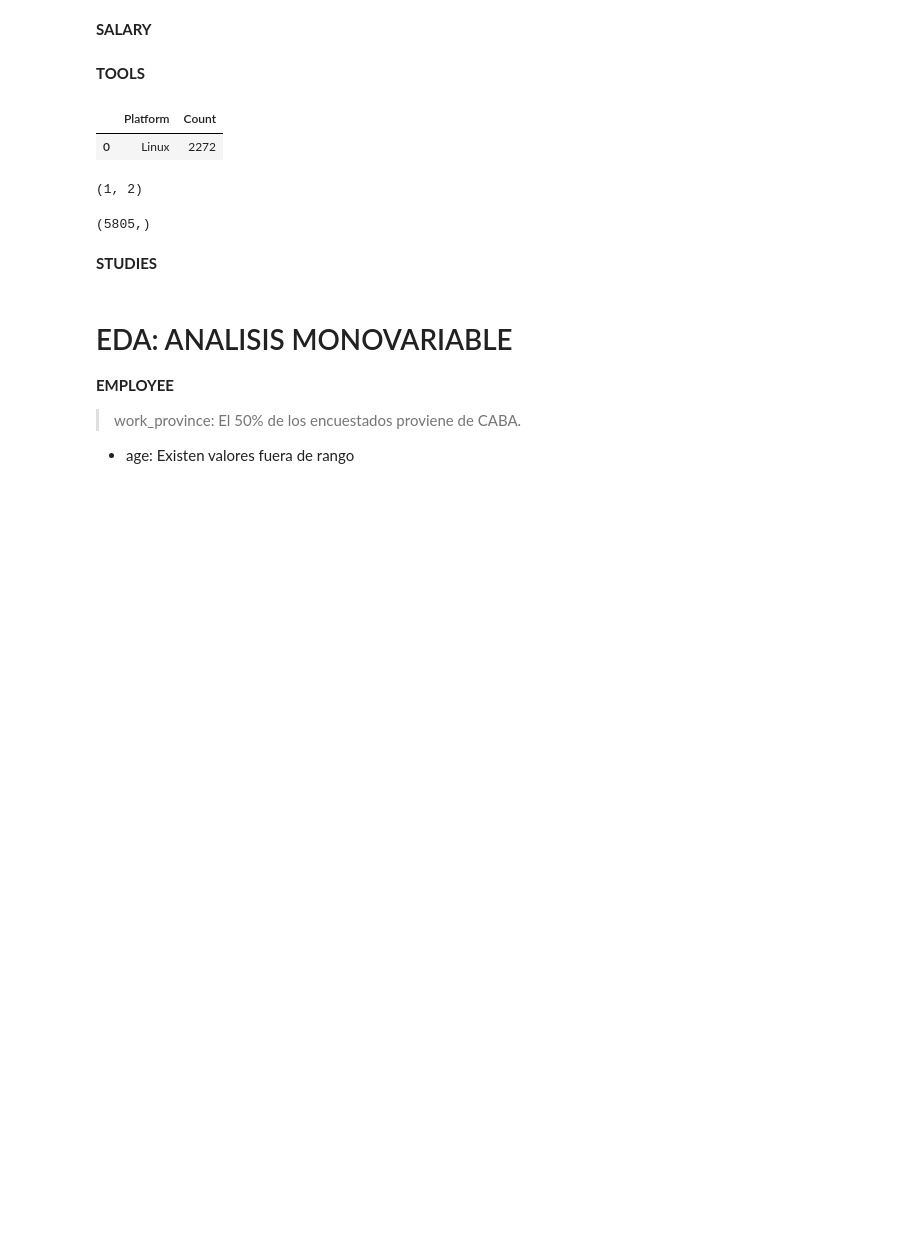
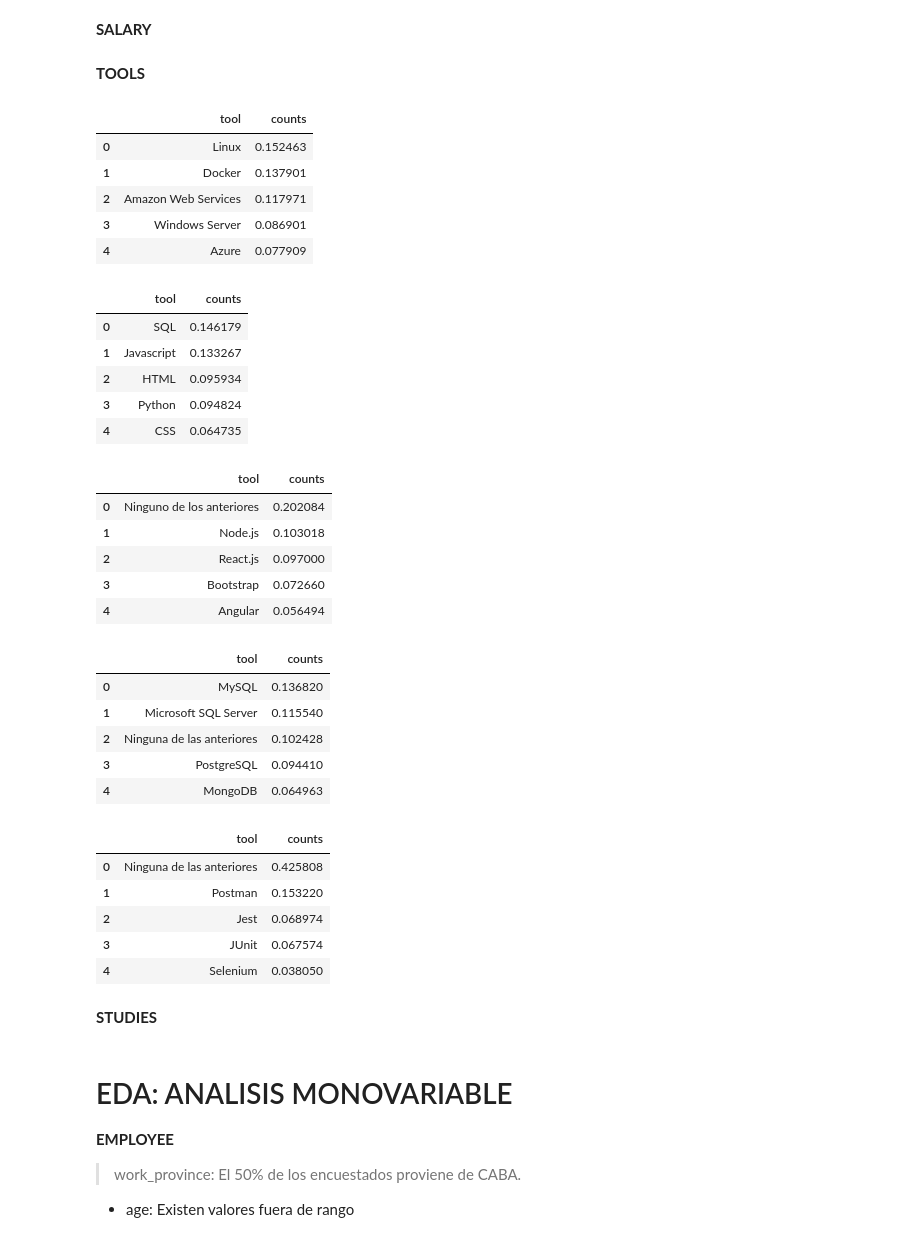
Before and after one commit to simonzanetti/2023.2-SysArmy-IT-Salaries-Survey, a Jupyter notebook: 2023_2_SysArmy_Survey.ipynb, the cells around one changed output. Drawn from its saved outputs; the diff is of its cells as text; code cells hidden in the pictures; blank space fills up the shorter version.

Commit message:
Finalicé la normalizacion de tools

```diff
--- a/2023_2_SysArmy_Survey.ipynb
+++ b/2023_2_SysArmy_Survey.ipynb
@@ -253,18 +243,60 @@ def normalize_platforms(df_in, platform_list):
-# %%
-#PLATFORMS
-'''
-salaries['platforms'] = salaries['platforms'].apply(str).apply(lambda x: re.sub(r'\s*,\s*', ',', x))
-c = sorted(list(set(','.join(salaries['platforms']).split(','))))
-'''
-dataframe = normalize_platforms(salaries,['Linux'])
-display(dataframe.sort_values(by='Count', ascending=False))
-print(dataframe.shape)
-display(salaries['platforms'].str.contains('Linux', case=False, na=False).shape)
-# %% [output]
-|  | Platform | Count |
-| 0 | Linux | 2272 |
-(1, 2)
-(5805,)
+# %%
+def normalize_tools(column):
+    value_counts_series = (column.str.extractall(r"(?P<count>[^,]+),? ?")["count"].value_counts(normalize=True,sort=True))
+    df_out = pd.DataFrame({'tool': value_counts_series.index, 'counts': value_counts_series.values})
+    return df_out
+# %%
+#PLATFORMS
+platforms_count = normalize_tools(salaries['platforms'])
+platforms_count = platforms_count[platforms_count['counts'] > 0.05]
+display(platforms_count.head())
+
+#PROGRAMMING_LENGUAGES
+programming_languages_count = normalize_tools(salaries['programming_languages'])
+display(programming_languages_count.head())
+
+#FRAMEWORKS
+frameworks_count = normalize_tools(salaries['frameworks'])
+display(frameworks_count.head())
+
+#DATABASES
+databases_count = normalize_tools(salaries['databases'])
+display(databases_count.head())
+
+#QA_TESTING_TOOLS
+qa_testing_tools_count = normalize_tools(salaries['qa_testing_tools'])
+display(qa_testing_tools_count.head())
+# %% [output]
+|  | tool | counts |
+| 0 | Linux | 0.152463 |
+| 1 | Docker | 0.137901 |
+| 2 | Amazon Web Services | 0.117971 |
+| 3 | Windows Server | 0.086901 |
+| 4 | Azure | 0.077909 |
+|  | tool | counts |
+| 0 | SQL | 0.146179 |
+| 1 | Javascript | 0.133267 |
+| 2 | HTML | 0.095934 |
+| 3 | Python | 0.094824 |
+| 4 | CSS | 0.064735 |
+|  | tool | counts |
+| 0 | Ninguno de los anteriores | 0.202084 |
+| 1 | Node.js | 0.103018 |
+| 2 | React.js | 0.097000 |
+| 3 | Bootstrap | 0.072660 |
+| 4 | Angular | 0.056494 |
+|  | tool | counts |
+| 0 | MySQL | 0.136820 |
+| 1 | Microsoft SQL Server | 0.115540 |
+| 2 | Ninguna de las anteriores | 0.102428 |
+| 3 | PostgreSQL | 0.094410 |
+| 4 | MongoDB | 0.064963 |
+|  | tool | counts |
+| 0 | Ninguna de las anteriores | 0.425808 |
+| 1 | Postman | 0.153220 |
+| 2 | Jest | 0.068974 |
+| 3 | JUnit | 0.067574 |
+| 4 | Selenium | 0.038050 |
 # %% [markdown]
 **STUDIES**
 # %%
```
Also changed, not shown: parts of 2 cells of this notebook.
